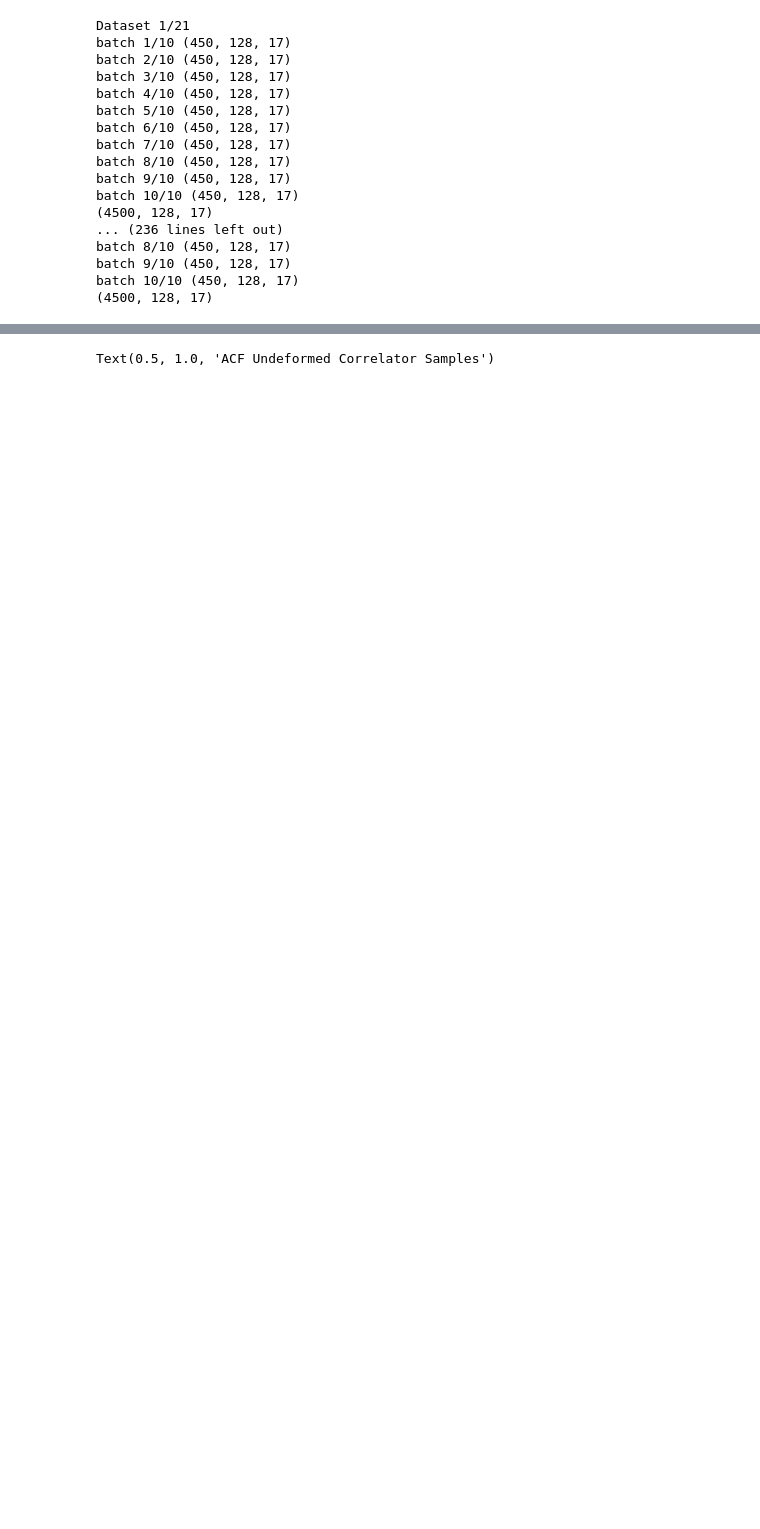
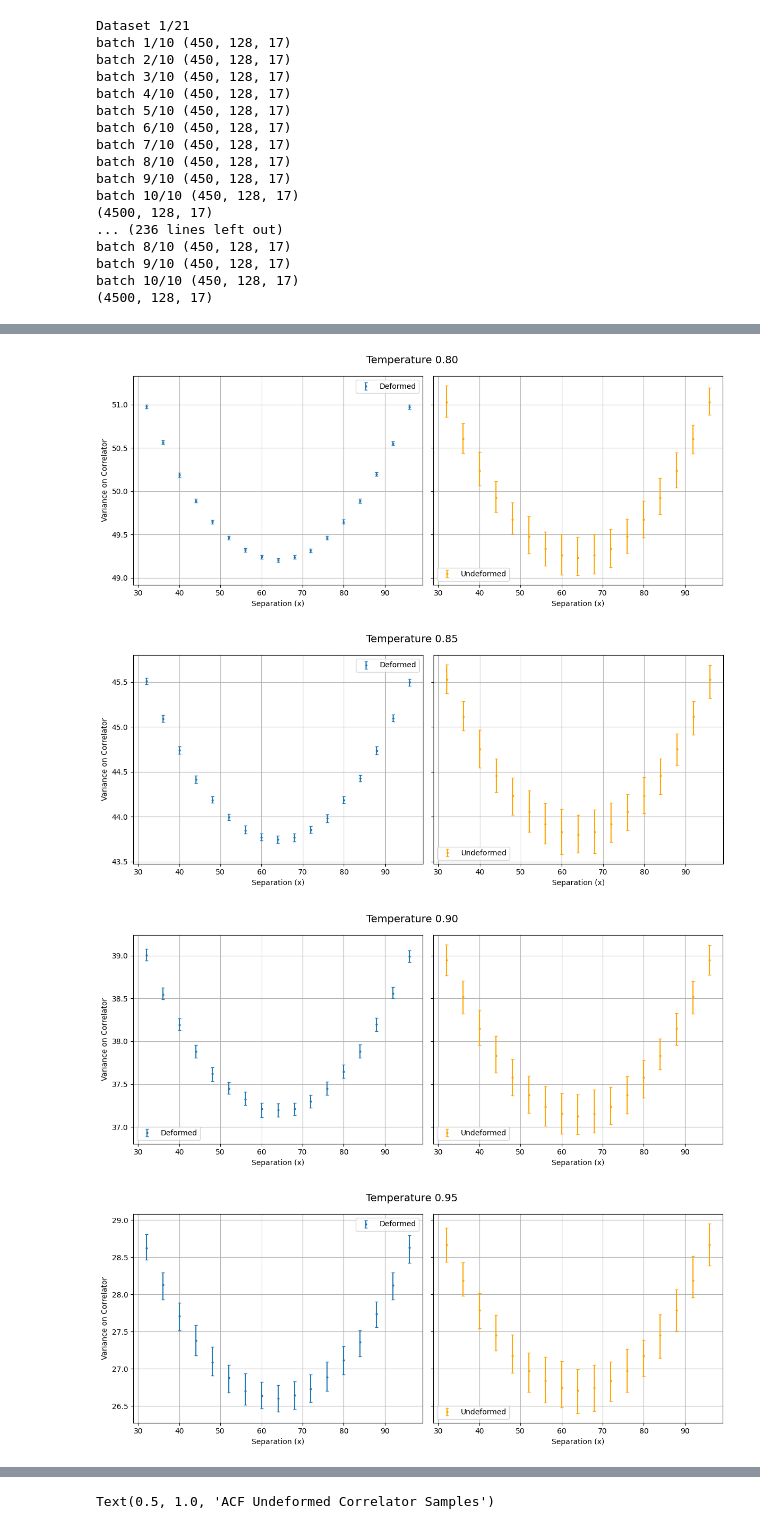
Before and after one commit to amshak01/XY-Contour-Deformations, a Jupyter notebook: deformations.ipynb, the cells around one changed output, grey strips where cells are left out. Cells and saved outputs as stored; diff of their text form; code cells hidden in the pictures; blank space fills up the shorter version.

```diff
--- a/deformations.ipynb
+++ b/deformations.ipynb
@@ -812,0 +933,48 @@ deformed_grid.shape
+# %%
+for i in range(0,21,5):
+    fig, axes = plt.subplots(1, 2, figsize=(12, 5), sharey=True)
+
+    c, l, u, _ = deformed_proj_mean_CIs[i]
+    axes[0].errorbar(
+        x_seps,
+        c,
+        yerr=(c - l, u - c),
+        fmt="o",
+        markersize=2,  # size of the mean point
+        capsize=2.5,  # caps at ends of error bars
+        elinewidth=1.5,  # vertical line thickness
+        capthick=1,  # cap thickness
+        label='Deformed'
+    )
+    axes[0].grid()
+    axes[0].set_xlabel('Separation (x)')
+    axes[0].set_ylabel('Variance on Correlator')
+    axes[0].legend()
+
+    c, l, u, _ = undeformed_proj_mean_CIs[i]
+    axes[1].errorbar(
+        x_seps,
+        c,
+        yerr=(c - l, u - c),
+        fmt="o",
+        markersize=2,  # size of the mean point
+        capsize=2.5,  # caps at ends of error bars
+        elinewidth=1.5,  # vertical line thickness
+        capthick=1,  # cap thickness
+        label='Undeformed',
+        color='orange'
+    )
+    axes[1].grid()
+    axes[1].set_xlabel('Separation (x)')
+    axes[1].legend()
+
+    fig.suptitle(f'Temperature {val_temps[i]:.2f}', fontsize=14)
+    # plt.yscale('log')
+
+    plt.tight_layout()
+    plt.savefig(f"writeup/figures/deformed_vs_undeformed/fig_{i//5}.png", dpi=200, bbox_inches='tight')
+# %% [output]
+[figure, added]
+[figure, added]
+[figure, added]
+[figure, added]
```
Also changed, not shown: parts of 19 cells of this notebook, 34 other files.
